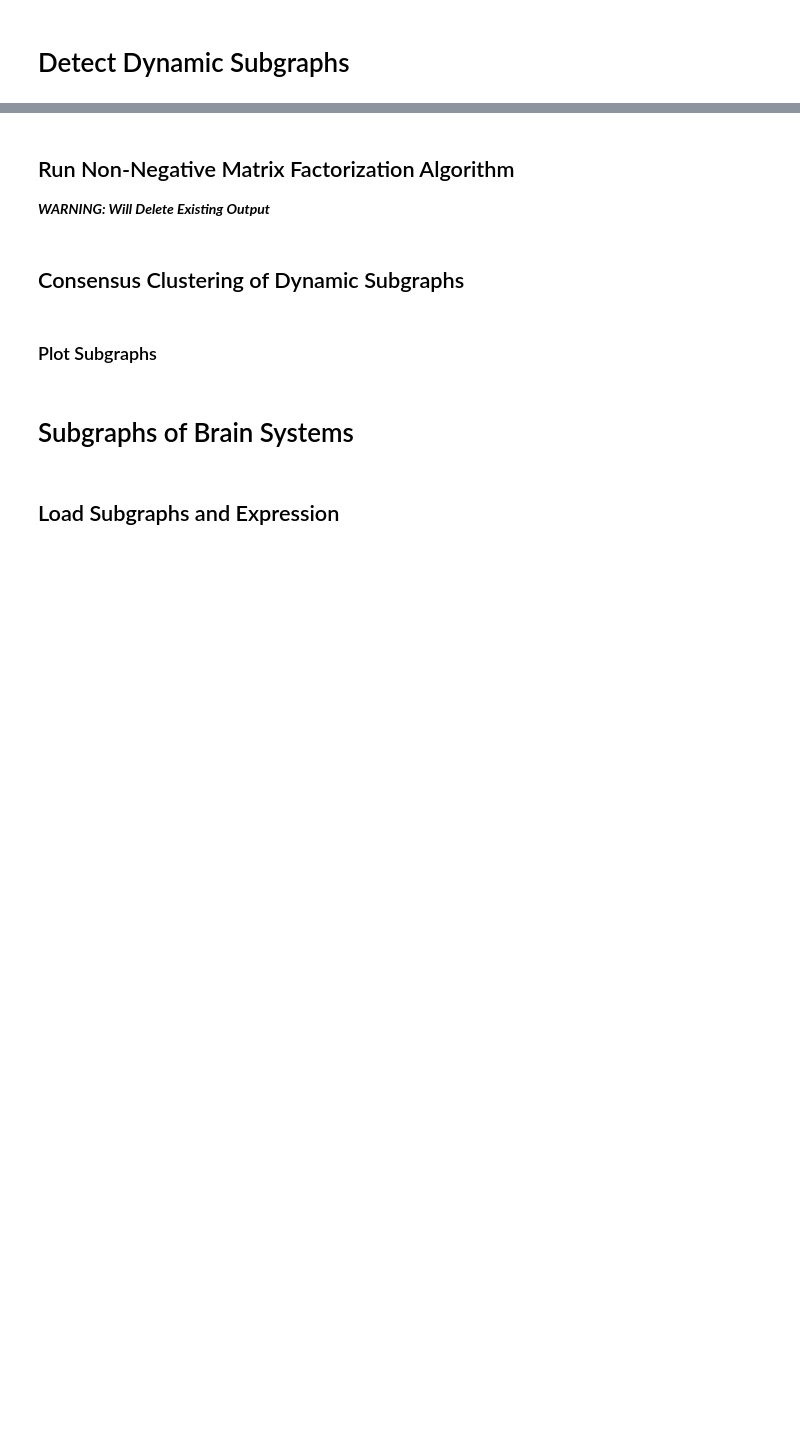
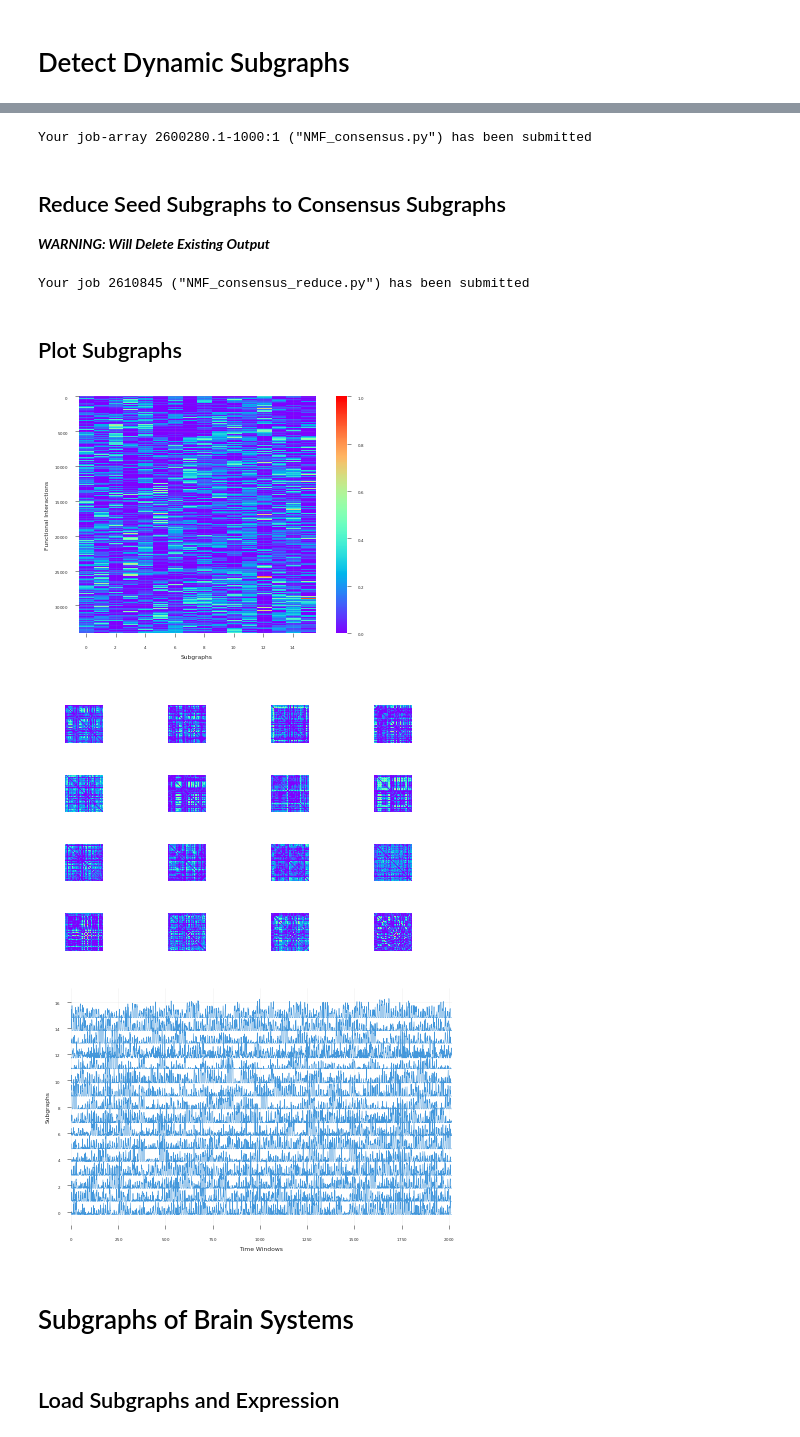
Before and after one commit to akhambhati/rs-2016-CogControlSubgraph, a Jupyter notebook: Analysis_Notebooks/e02b-Detect_Dynamic_Subgraphs.ipynb, the cells around one changed output, grey strips where cells are left out. Drawn from its saved outputs; the diff is of its cells as text; code cells hidden in the pictures; blank space fills up the shorter version.

Commit message:
Integrated SGE scripts into pipeline

```diff
--- a/Analysis_Notebooks/e02b-Detect_Dynamic_Subgraphs.ipynb
+++ b/Analysis_Notebooks/e02b-Detect_Dynamic_Subgraphs.ipynb
@@ -29,7 +29,7 @@ import h5py
 import matplotlib.pyplot as plt
 from matplotlib import rcParams
 
-echobase_path = '/Users/akhambhati/Developer/hoth_research/Echobase'
+echobase_path = '/data/jag/akhambhati/hoth_research/Echobase'
 sys.path.append(echobase_path)
 import Echobase
 convert_conn_vec_to_adj_matr = Echobase.Network.Transforms.configuration.convert_conn_vec_to_adj_matr
@@ -38,7 +38,7 @@ subgraph = Echobase.Network.Partitioning.Subgraph
 
 rcParams = Echobase.Plotting.fig_format.update_rcparams(rcParams)
 
-path_Remotes = '/Users/akhambhati/Remotes'
+path_Remotes = '/data/jag/akhambhati/Remotes'
 path_CoreData = path_Remotes + '/CORE.fMRI_cogcontrol.medaglia'
 path_PeriphData = path_Remotes + '/RSRCH.NMF_CogControl'
 path_InpData = path_PeriphData + '/e01-FuncNetw'
@@ -198,3 +235,14 @@ opt_dict.close()
+# %%
+# Map NMF consensus to all the parameter sets
+n_opt = 1000
+job_str = './NMF_consensus_map.py {} {}'.format(echobase_path, path_ExpData)
+qsub_str = 'qsub -t 1-{} {}'.format(n_opt, job_str)
+
+os.chdir('./e02b-SGE_Scripts/')
+!sh {qsub_str}
+os.chdir('../')
+# %% [output]
+Your job-array 2600280.1-1000:1 ("NMF_consensus.py") has been submitted
 # %% [markdown]
-## Run Non-Negative Matrix Factorization Algorithm
+## Reduce Seed Subgraphs to Consensus Subgraphs
 *__WARNING: Will Delete Existing Output__*
@@ -269,2 +248,0 @@ else:
-# %% [markdown]
-## Consensus Clustering of Dynamic Subgraphs
@@ -315,10 +249,20 @@ np.savez("{}/NMF_Optimization.consensus_subgraph.npz".format(path_ExpData),
+# %%
+# Reduce NMF consensus from all seed subgraphs
+job_str = './NMF_consensus_reduce.py {} {}'.format(echobase_path, path_ExpData)
+qsub_str = 'qsub {}'.format(job_str)
+
+os.chdir('./e02b-SGE_Scripts/')
+!sh {qsub_str}
+os.chdir('../')
+# %% [output]
+Your job 2610845 ("NMF_consensus_reduce.py") has been submitted
 # %% [markdown]
-### Plot Subgraphs
+## Plot Subgraphs
 # %%
 %matplotlib inline
 
 # Load the consensus data
-data = np.load("{}/NMF_Optimization.consensus_subgraph.npz".format(path_ExpData),
+data = np.load("{}/NMF_Consensus.Param.All.npz".format(path_ExpData),
                mmap_mode='r')
 fac_subnet = data['fac_subnet']
 fac_coef = data['fac_coef']
@@ -343,7 +287,8 @@ ax.xaxis.set_ticks_position('bottom')
 ax.set_ylabel('Functional Interactions')
 ax.set_xlabel('Subgraphs')
 
-plt.savefig('./e02b-Figures/Subgraph-Cfg_Matrix.svg')
+#plt.savefig('./e02b-Figures/Subgraph-Cfg_Matrix.svg')
+plt.show()
 plt.close()
 
 # Plot subgraph adjacency
@@ -352,35 +297,39 @@ n_row = np.floor(np.sqrt(n_fac))
 n_col = np.ceil(n_fac / n_row)
 for ii, subg in enumerate(fac_subnet):
     adj = convert_conn_vec_to_adj_matr(subg)
 
     ax = plt.subplot(n_row, n_col, ii+1)
     mat = ax.matshow(adj, cmap='rainbow', vmin=0, vmax=1)
     #plt.colorbar(mat, ax=ax)
     ax.set_axis_off()
 
-plt.savefig('./e02b-Figures/Subgraph-Adj_Matrices.svg')
+#plt.savefig('./e02b-Figures/Subgraph-Adj_Matrices.svg')
 plt.show()
 plt.close()
 
 # Plot Coefficients
 plt.figure()
 ax = plt.subplot(111)
 
 fac_coef = fac_coef.T
 norm_fac = fac_coef - fac_coef.mean(axis=0)
 for ff in xrange(n_fac):
     ax.plot(ff + norm_fac[:, ff] / (3*np.std(norm_fac[:, ff])), color=[66/256., 152/256., 221./256])
 
 # Axis Settings
 ax.yaxis.set_ticks_position('left')
 ax.xaxis.set_ticks_position('bottom')
 ax.set_ylim([-1, n_fac+1])
 ax.set_ylabel('Subgraphs')
 ax.set_xlabel('Time Windows')
 
-plt.savefig('./e02b-Figures/Subgraph-Coefs.svg')
+#plt.savefig('./e02b-Figures/Subgraph-Coefs.svg')
 plt.show()
 plt.close()
+# %% [output]
+[figure, added]
+[figure, added]
+[figure, added]
 # %% [markdown]
 # Subgraphs of Brain Systems
 # %% [markdown]
```
Also changed, not shown: parts of 11 cells of this notebook.
